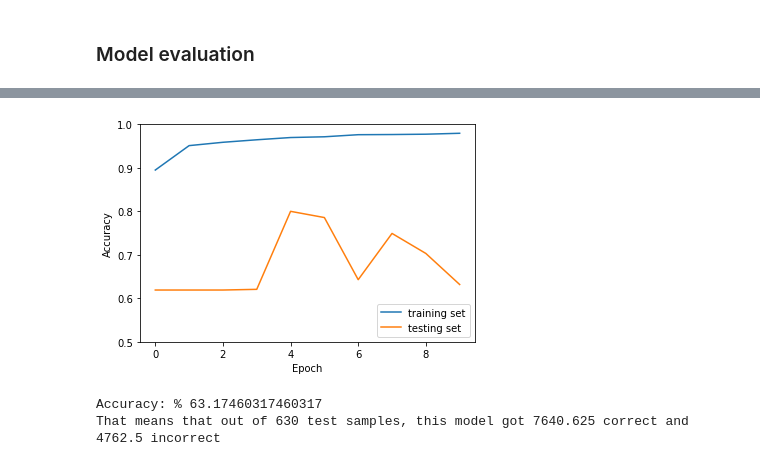
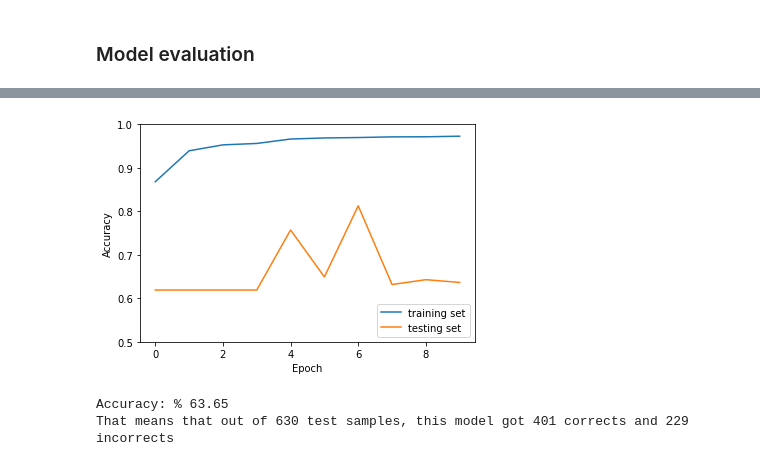
Before and after one commit to Demesmaeker/DL_computer_vision_Pneumonia, a Jupyter notebook: 00_Preprocessing.ipynb, the cells around one changed output, grey strips where cells are left out. Cells and saved outputs as stored; diff of their text form; code cells hidden in the pictures.

```diff
--- a/00_Preprocessing.ipynb
+++ b/00_Preprocessing.ipynb
@@ -628,8 +678,8 @@ model.compile(optimizer='adam',
 
 
 
-history = model.fit(x_train, y_train[:,0], epochs=10,
+history = model.fit(x_train, y_train, epochs=10,
                     batch_size = 32,
-                    validation_data=(x_test, y_test[:,0]))
+                    validation_data = (x_test, y_test))
 # %% [output]
 Epoch 1/10
@@ -662,5 +712,5 @@ plt.ylabel('Accuracy')
 plt.ylim([0.5, 1])
 plt.legend(loc='lower right')
 
-test_loss, test_acc = model.evaluate(x_test,  y_test[:,0], verbose=2)
+test_loss, test_acc = model.evaluate(test_gen, verbose=2)
 # %% [output]
@@ -668,14 +718,15 @@ test_loss, test_acc = model.evaluate(x_test,  y_test[:,0], verbose=2)
-[figure, old version]
+[figure, new version]
 # %%
 from sklearn.metrics import accuracy_score, confusion_matrix
 predictions = model.predict(x_test)
 
-print("Accuracy: %", accuracy_score(y_test[:, 0], np.round(predictions)) * 100)
+print("Accuracy: %", round((accuracy_score(y_test, np.round(predictions)) * 100),2))
 
-correct_preds = (y_test[:, 0] == np.round(predictions))
-print("That means that out of", y_test[:, 0].shape[0] ,"test samples, this model got",
-      np.where(correct_preds)[0].size, "correct and",
-      np.where(~correct_preds)[0].size, "incorrect")
+correct_preds = (y_test == np.round(predictions))
+
+print("That means that out of", y_test.shape[0] ,"test samples, this model got",
+      np.where(correct_preds)[0].size, "corrects and",
+      np.where(~correct_preds)[0].size, "incorrects")
 # %% [output]
-Accuracy: % 63.17460317460317
-That means that out of 630 test samples, this model got 7640.625 correct and 4762.5 incorrect
+Accuracy: % 63.65
+That means that out of 630 test samples, this model got 401 corrects and 229 incorrects
```
Also changed, not shown: parts of 29 cells of this notebook.
